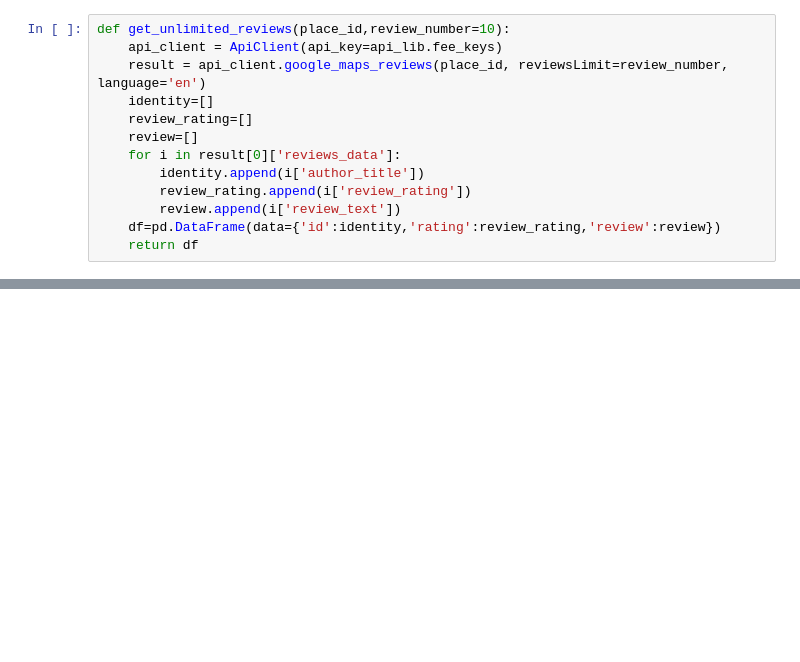
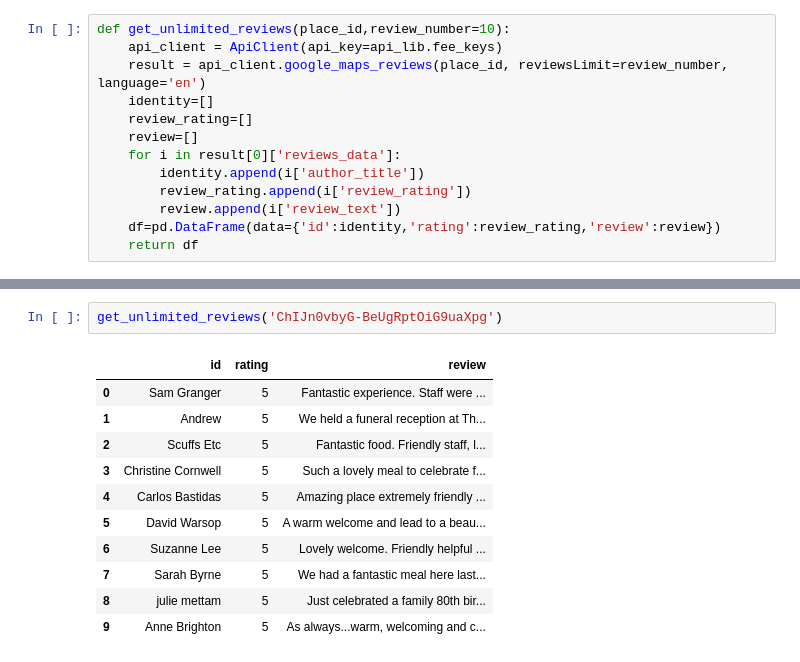
Before and after one commit to Aipeni/map_custom, a Jupyter notebook: Untitled.ipynb, the cells around one changed output, grey strips where cells are left out. Drawn from its saved outputs; the diff is of its cells as text; blank space fills up the shorter version.

Commit message:
update function to scrap reviews for nlp testing

```diff
--- a/Untitled.ipynb
+++ b/Untitled.ipynb
@@ -306,3 +291,17 @@ def get_unlimited_reviews(place_id,review_number=10,download=False):
+# %%
+get_unlimited_reviews('ChIJn0vbyG-BeUgRptOiG9uaXpg')
+# %% [output]
+|  | id | rating | review |
+| 0 | Sam Granger | 5 | Fantastic experience. Staff were ... |
+| 1 | Andrew | 5 | We held a funeral reception at Th... |
+| 2 | Scuffs Etc | 5 | Fantastic food. Friendly staff, l... |
+| 3 | Christine Cornwell | 5 | Such a lovely meal to celebrate f... |
+| 4 | Carlos Bastidas | 5 | Amazing place extremely friendly ... |
+| 5 | David Warsop | 5 | A warm welcome and lead to a beau... |
+| 6 | Suzanne Lee | 5 | Lovely welcome. Friendly helpful ... |
+| 7 | Sarah Byrne | 5 | We had a fantastic meal here last... |
+| 8 | julie mettam | 5 | Just celebrated a family 80th bir... |
+| 9 | Anne Brighton | 5 | As always...warm, welcoming and c... |
 # %%
 
 
```
Also changed, not shown: parts of 6 cells of this notebook.
